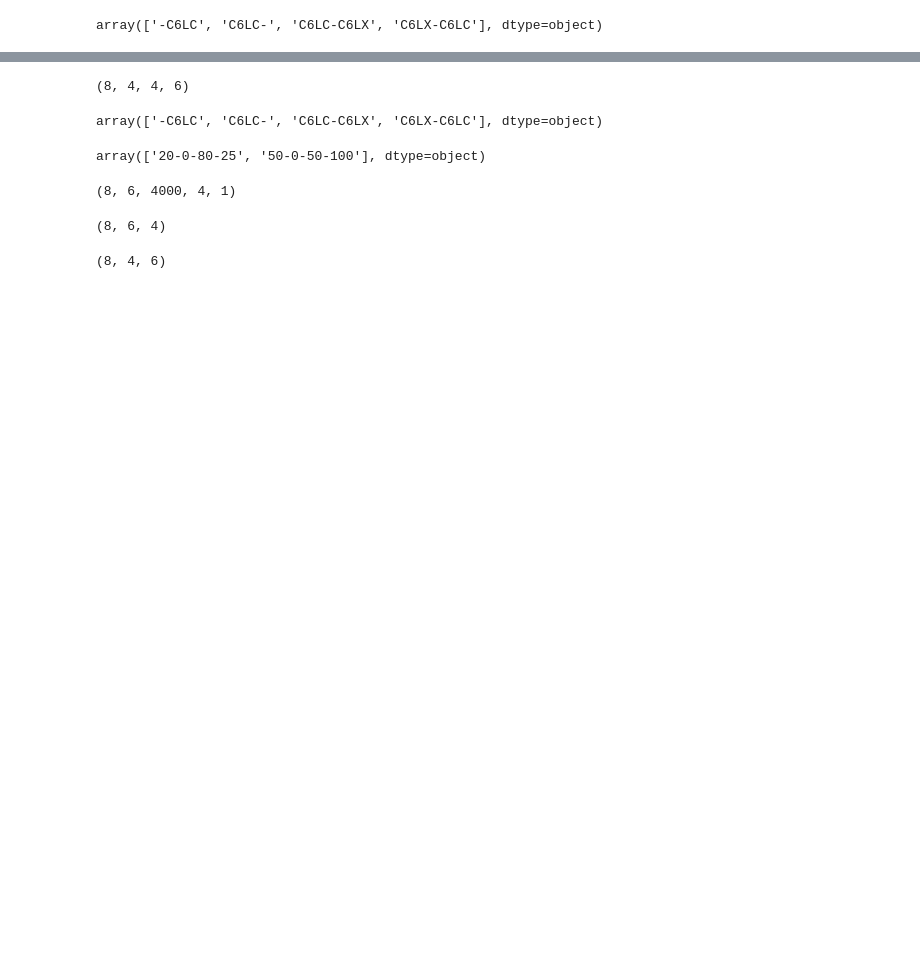
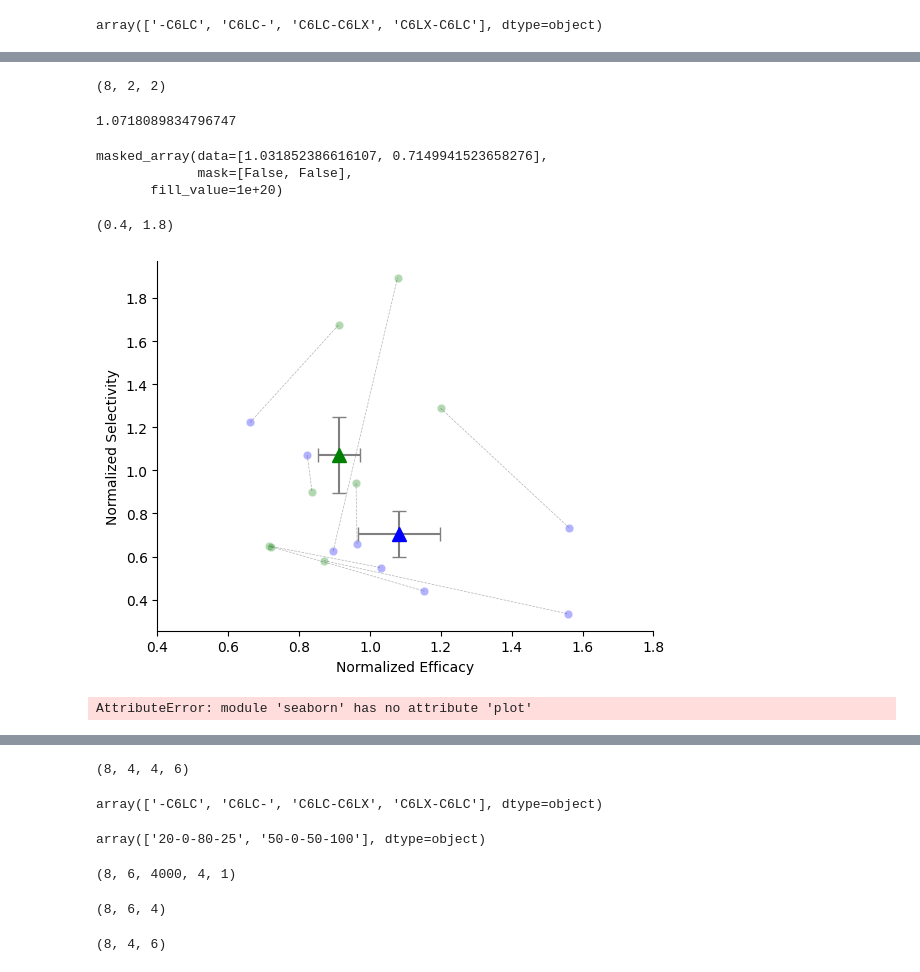
Before and after one commit to hbmep/rat-mapping, a Jupyter notebook: notebooks/L_SHIE/mep_amplitude.ipynb, the cells around one changed output, grey strips where cells are left out. Cells and saved outputs as stored; diff of their text form; code cells hidden in the pictures; blank space fills up the shorter version.

```diff
--- a/notebooks/L_SHIE/mep_amplitude.ipynb
+++ b/notebooks/L_SHIE/mep_amplitude.ipynb
@@ -125,0 +141,2 @@ masked_array(data=[1.291484685132293, 1.1526233883687274],
+# %%
+eff_mono = eff[...]
@@ -126 +162,77 @@ masked_array(data=[1.291484685132293, 1.1526233883687274],
+# %%
+combined = np.stack((sel[:,ind],1/eff_mono[:,ind]), axis=-1)
+# %%
+combined = combined.reshape(8,2,2)
+# %%
+combined.shape
+# %% [output]
+(8, 2, 2)
+# %%
+combined[:,1,0].mean()
+# %% [output]
+1.0718089834796747
+# %%
+(1/eff_mono[:,ind])[0]
+# %% [output]
+masked_array(data=[1.031852386616107, 0.7149941523658276],
+             mask=[False, False],
+       fill_value=1e+20)
+# %%
+measure_colors = ['black', 'green', 'red', 'blue']
+label = encoder_dict['compound_position'].inverse_transform(positions)
+label = label[ind]
+
+for i in range(8):
+    arr = combined[i, ...]
+    sns.lineplot(y=arr[:, 0], x=arr[:, 1], linestyle="--", color="k", linewidth=0.5, alpha=0.3)
+    sns.scatterplot(y=[arr[0, 0]], x=[arr[0, 1]], marker="o", color="blue", alpha=0.3)
+    sns.scatterplot(y=[arr[1, 0]], x=[arr[1, 1]], marker="o", color="green", alpha=0.3)
+
+plt.errorbar(
+    x=avg_eff[ind][0],
+    y=avg_sel[ind][0],
+    yerr=sem_sel[ind][0],
+    xerr=sem_eff[ind][0],
+    fmt='^',
+    capsize=5,
+    ms=10,
+    ecolor='gray',
+    mec='blue',
+    mfc='blue'
+)
+
+plt.errorbar(
+    x=avg_eff[ind][1],
+    y=avg_sel[ind][1],
+    yerr=sem_sel[ind][1],
+    xerr=sem_eff[ind][1],
+    fmt='^',
+    capsize=5,
+    ms=10,
+    ecolor='gray',
+    mec='green',
+    mfc='green'
+)
+# plt.errorbar(x=avg_eff[ind], y=avg_sel[ind], yerr=sem_sel[ind], xerr=sem_eff[ind], fmt='^', capsize=5,ms = 10, ecolor='gray')
+plt.xlabel("Normalized Efficacy")
+plt.ylabel("Normalized Selectivity")
+sns.despine()
+plt.xlim(0.4, 1.8)
+# %% [output]
+(0.4, 1.8)
+[figure, added]
+# %%
+measure_colors = ['black', 'green', 'red', 'blue']
+label = encoder_dict['compound_position'].inverse_transform(positions)
+label = label[ind]
+
+for i in range(8):
+    for m in range(2):
+        x_vals_center = 1 / combined[i, 0, 0]
+        y_vals_center = combined[i, 1, 0]
+
+        x_vals_hd = 1 / combined[i, 0, 1]
+        y_vals_hd = combined[i, 1, 1]
+# %% [output]
+AttributeError: module 'seaborn' has no attribute 'plot'
 # %%
```
Also changed, not shown: parts of 30 cells of this notebook, 4 other files.
